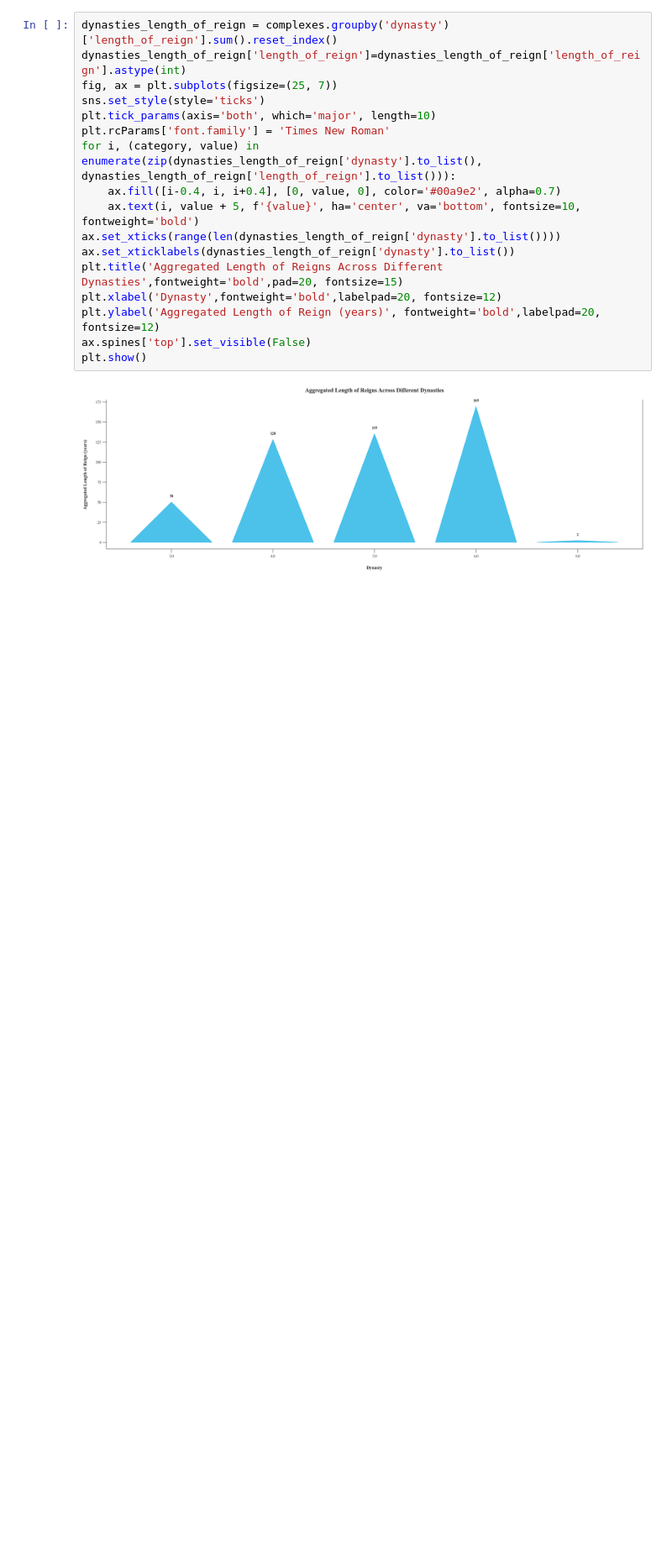
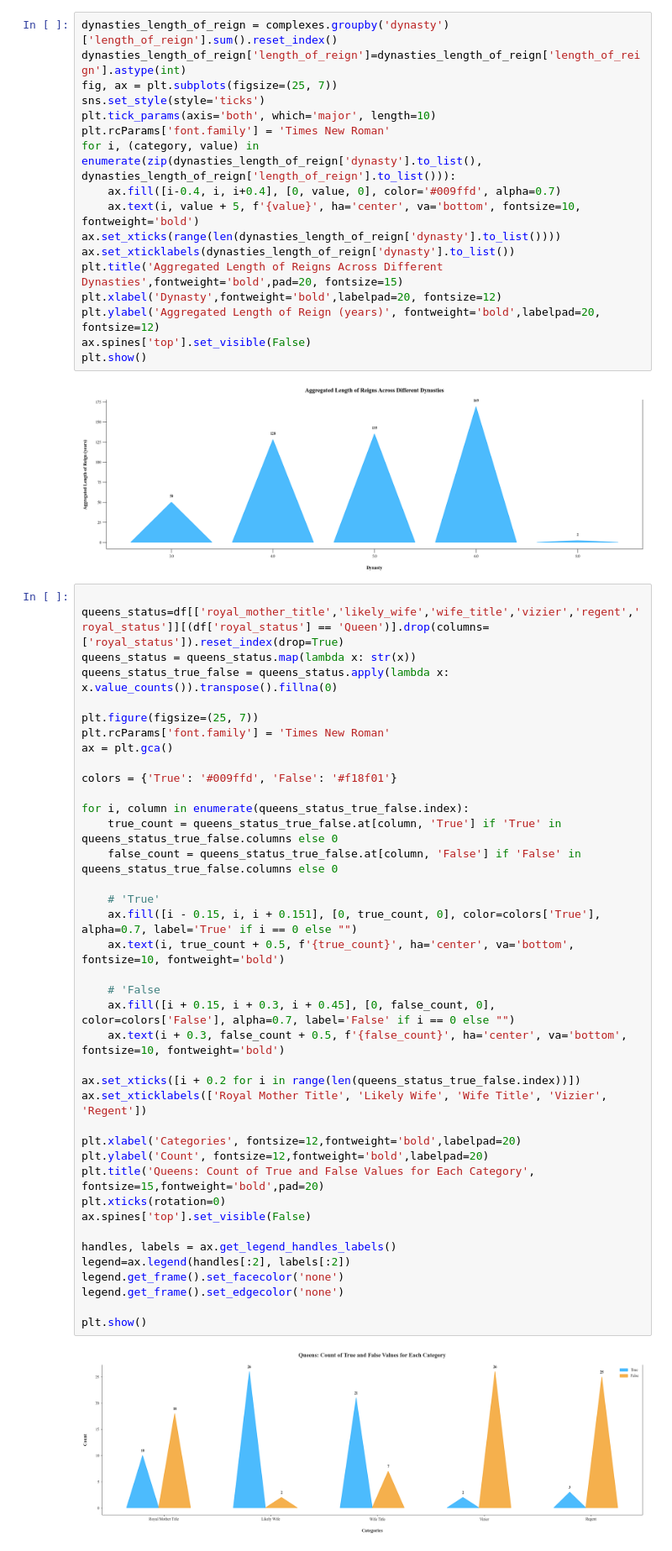
Before and after one commit to brown-ccv/egyptology-viz, a Jupyter notebook: Notebooks/plotly.ipynb, the cells around one changed output. Shown at 84% size. Cells and saved outputs as stored; diff of their text form; blank space fills up the shorter version.

Commit message:
added another visuals for queens

```diff
--- a/Notebooks/plotly.ipynb
+++ b/Notebooks/plotly.ipynb
@@ -408,7 +408,7 @@ sns.set_style(style='ticks')
 plt.tick_params(axis='both', which='major', length=10)
 plt.rcParams['font.family'] = 'Times New Roman'
 for i, (category, value) in enumerate(zip(dynasties_length_of_reign['dynasty'].to_list(), dynasties_length_of_reign['length_of_reign'].to_list())):
-    ax.fill([i-0.4, i, i+0.4], [0, value, 0], color='#00a9e2', alpha=0.7)
+    ax.fill([i-0.4, i, i+0.4], [0, value, 0], color='#009ffd', alpha=0.7)
     ax.text(i, value + 5, f'{value}', ha='center', va='bottom', fontsize=10, fontweight='bold')
 ax.set_xticks(range(len(dynasties_length_of_reign['dynasty'].to_list())))
 ax.set_xticklabels(dynasties_length_of_reign['dynasty'].to_list())
@@ -419,6 +419,47 @@ ax.spines['top'].set_visible(False)
 plt.show()
 # %% [output]
 [figure]
+# %%
+
+queens_status=df[['royal_mother_title','likely_wife','wife_title','vizier','regent','royal_status']][(df['royal_status'] == 'Queen')].drop(columns=['royal_status']).reset_index(drop=True)
+queens_status = queens_status.map(lambda x: str(x))
+queens_status_true_false = queens_status.apply(lambda x: x.value_counts()).transpose().fillna(0)
+
+plt.figure(figsize=(25, 7))
+plt.rcParams['font.family'] = 'Times New Roman'
+ax = plt.gca()
+
+colors = {'True': '#009ffd', 'False': '#f18f01'}
+
+for i, column in enumerate(queens_status_true_false.index):
+    true_count = queens_status_true_false.at[column, 'True'] if 'True' in queens_status_true_false.columns else 0
+    false_count = queens_status_true_false.at[column, 'False'] if 'False' in queens_status_true_false.columns else 0
+
+    # 'True'
+    ax.fill([i - 0.15, i, i + 0.151], [0, true_count, 0], color=colors['True'], alpha=0.7, label='True' if i == 0 else "")
+    ax.text(i, true_count + 0.5, f'{true_count}', ha='center', va='bottom', fontsize=10, fontweight='bold')
+
+    # 'False
+    ax.fill([i + 0.15, i + 0.3, i + 0.45], [0, false_count, 0], color=colors['False'], alpha=0.7, label='False' if i == 0 else "")
+    ax.text(i + 0.3, false_count + 0.5, f'{false_count}', ha='center', va='bottom', fontsize=10, fontweight='bold')
+
+ax.set_xticks([i + 0.2 for i in range(len(queens_status_true_false.index))])
+ax.set_xticklabels(['Royal Mother Title', 'Likely Wife', 'Wife Title', 'Vizier', 'Regent'])
+
+plt.xlabel('Categories', fontsize=12,fontweight='bold',labelpad=20)
+plt.ylabel('Count', fontsize=12,fontweight='bold',labelpad=20)
+plt.title('Queens: Count of True and False Values for Each Category', fontsize=15,fontweight='bold',pad=20)
+plt.xticks(rotation=0)
+ax.spines['top'].set_visible(False)
+
+handles, labels = ax.get_legend_handles_labels()
+legend=ax.legend(handles[:2], labels[:2])
+legend.get_frame().set_facecolor('none')
+legend.get_frame().set_edgecolor('none')
+
+plt.show()
+# %% [output]
+[figure, added]
 # %%
 # Exporting to HTML
 from jinja2 import Template
```
Also changed, not shown: 2 other files.
